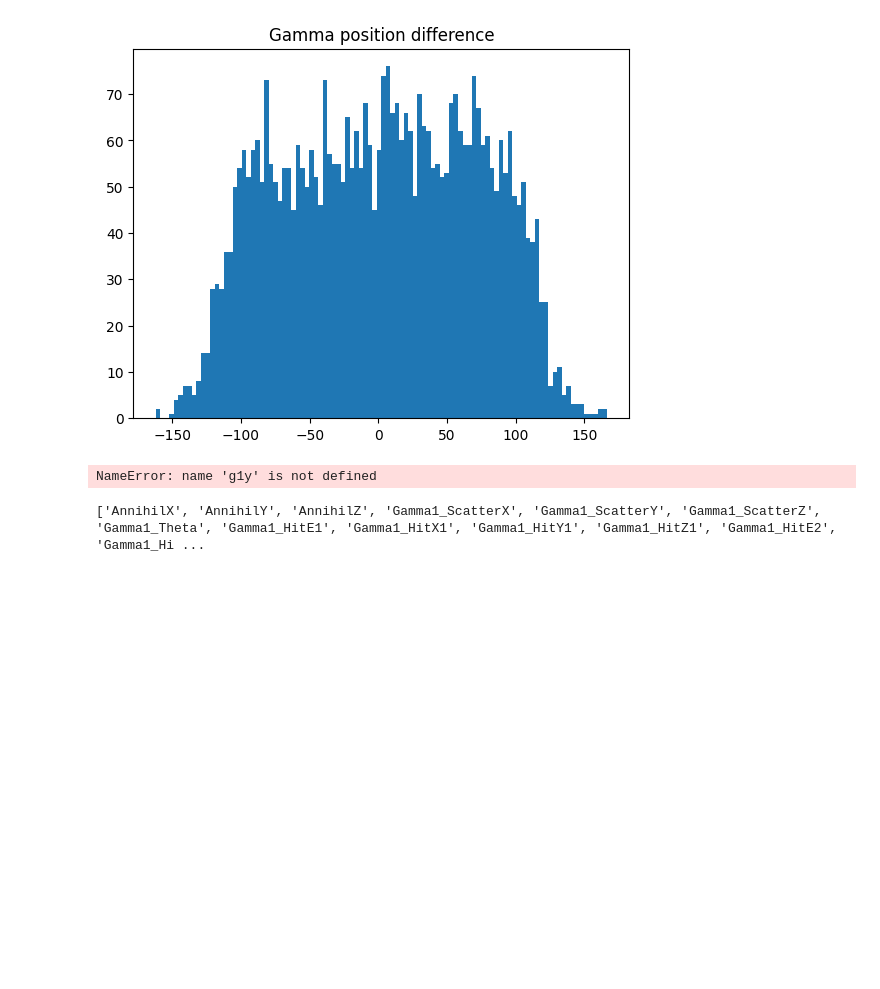
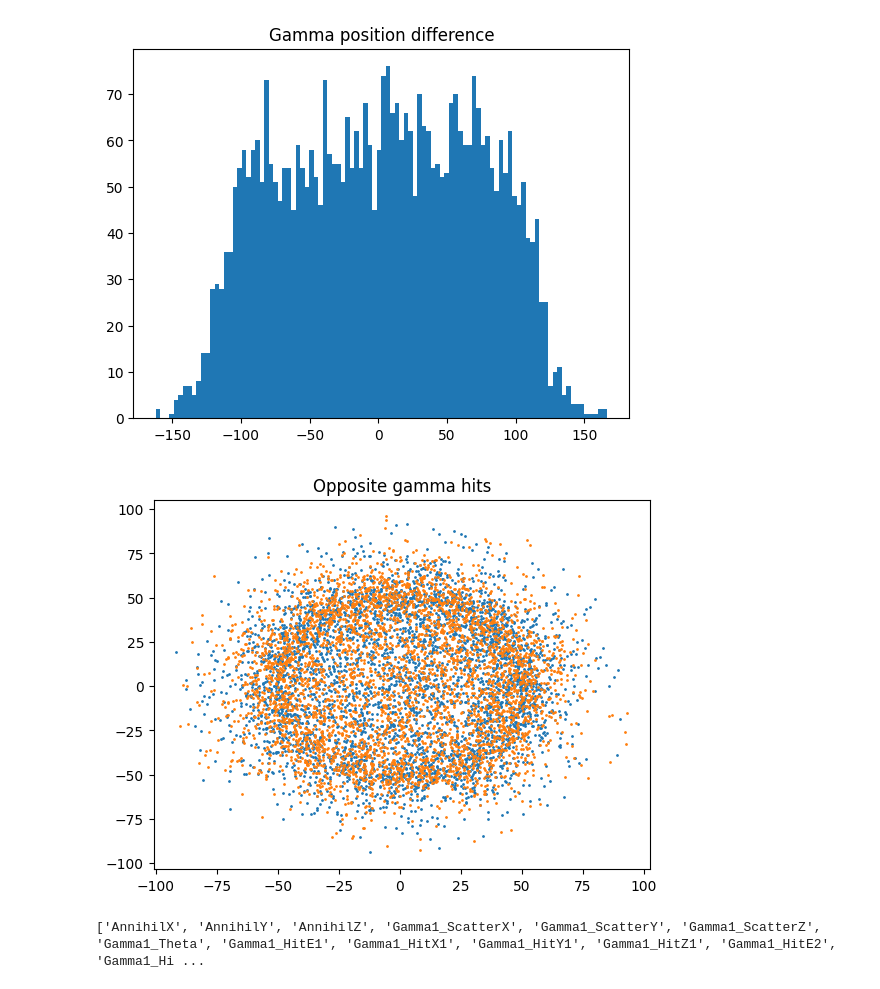
Before and after one commit to mw2304/SummerProject2026, a Jupyter notebook: test_root_visuals.ipynb, the cells around one changed output. Cells and saved outputs as stored; diff of their text form; code cells hidden in the pictures; blank space fills up the shorter version.

Commit message:
playing around with different things to plot

```diff
--- a/test_root_visuals.ipynb
+++ b/test_root_visuals.ipynb
@@ -239,12 +227,15 @@ plt.show()
 # %% [output]
 [figure]
 # %%
+g1y = tree["Gamma1_HitY1"].array(library="np")
+g2y = tree["Gamma2_HitY1"].array(library="np")
+
 plt.scatter(g1x, g1y, s=1)
 plt.scatter(g2x, g2y, s=1)
 plt.title("Opposite gamma hits")
 plt.show()
 # %% [output]
-NameError: name 'g1y' is not defined
+[figure, added]
 # %%
 f = uproot.open("test.root")
 tree = f["NCS"]
```
Also changed, not shown: parts of 16 cells of this notebook.
